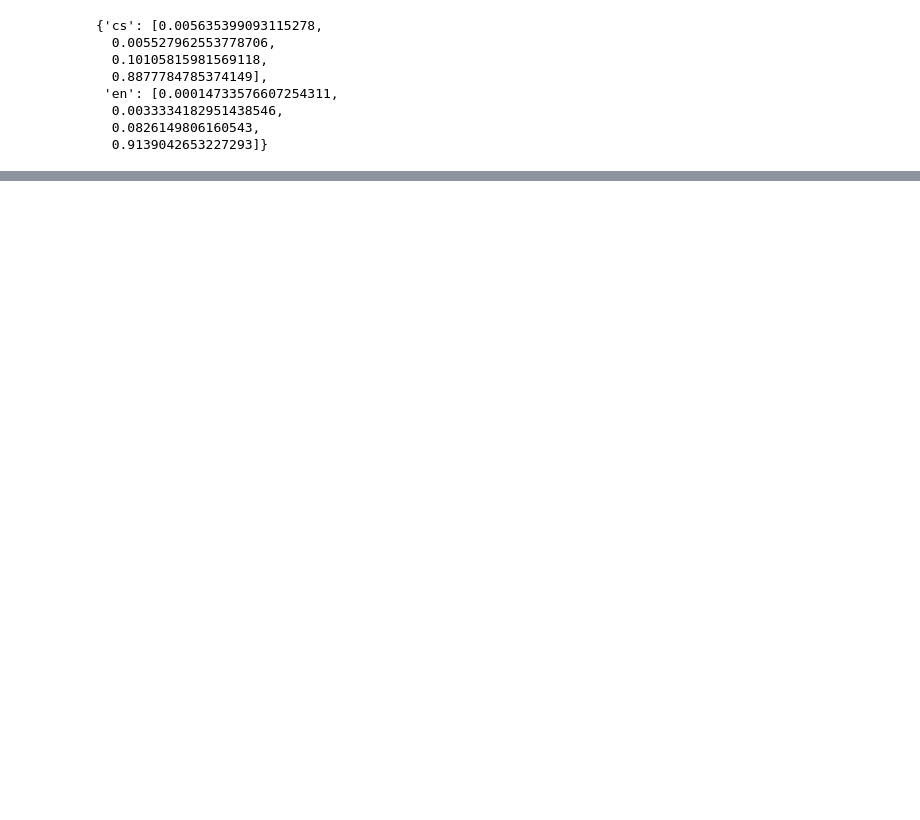
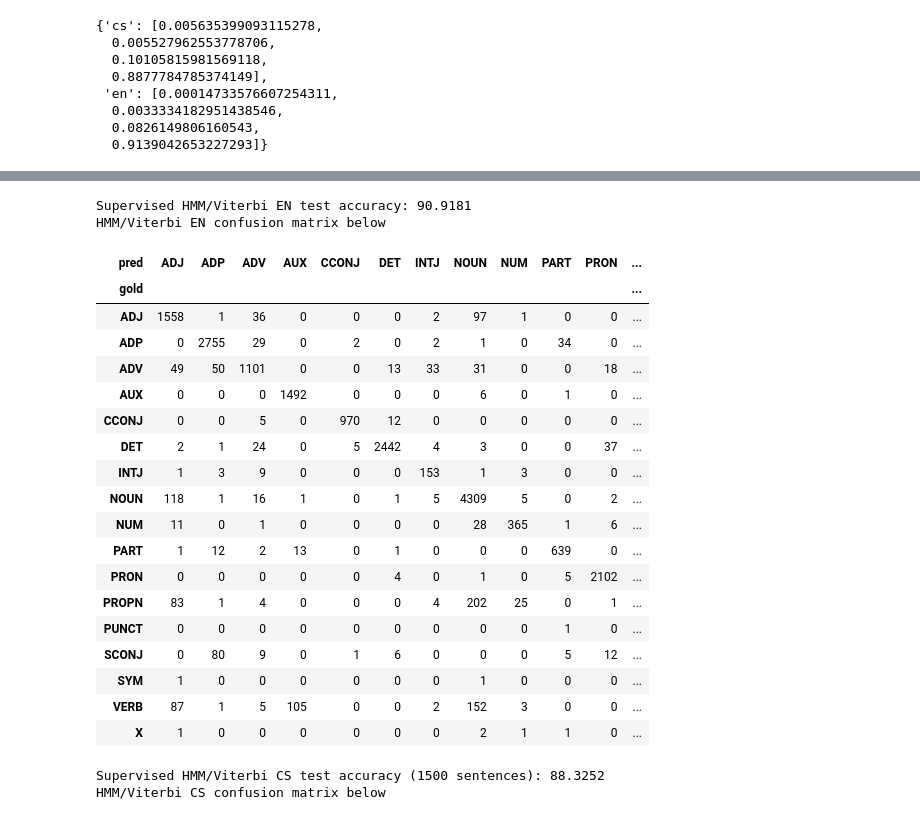
Before and after one commit to patinoboh/nlp, a Jupyter notebook: 03/assignment-03.ipynb, the cells around one changed output, grey strips where cells are left out. Drawn from its saved outputs; the diff is of its cells as text; code cells hidden in the pictures; blank space fills up the shorter version.

Commit message:
viterbi done

```diff
--- a/03/assignment-03.ipynb
+++ b/03/assignment-03.ipynb
@@ -579,3 +557,83 @@ def viterbi_decode_sents(tokens_sents, tagset, logp_trans, logp_emit):
 # tagset = list(lex[lang]["tag_count"].keys())  # or from tag unigrams, excluding <s>, </s>
 #
 # pred_tags_sents = viterbi_decode_sents(tokens["test"][lang], tagset, logp_trans, logp_emit)
+# %%
+def make_logp_trans_for_lang(lang):
+    # tag n-grams from TRAIN (for transitions)
+    uni = get_all_ngrams(tags["train"][lang], n=1)
+    bi  = get_all_ngrams(tags["train"][lang], n=2)
+    tri = get_all_ngrams(tags["train"][lang], n=3)
+    lambdas = em_lambdas[lang]
+    N_uni = sum(uni.values())
+
+    def logp_trans(u, v, t):
+        p = smoothed_probab_trigram(tri, bi, uni, wi=t, wi_1=v, wi_2=u, lambdas=lambdas, N_uni=N_uni)
+        return -math.inf if p <= 0 else math.log(p)
+
+    # tagset = all real tags seen in train (exclude BOS/EOS)
+    tagset = [x for x in uni.keys() if x not in (BOS, EOS)]
+    return logp_trans, tagset
+
+def eval_hmm_on_split(lang, split="test", max_sentences=None):
+    # select data
+    X = tokens[split][lang]
+    Y = tags[split][lang]
+    if max_sentences is not None:
+        X = X[:max_sentences]
+        Y = Y[:max_sentences]
+
+    logp_trans, tagset = make_logp_trans_for_lang(lang)
+    logp_emit = lex[lang]["logp_emit"]
+
+    # decode
+    pred_sents = [viterbi_trigram(sent, tagset, logp_trans, logp_emit) for sent in X]
+
+    # flatten + alignment checks + accuracy
+    gold_flat, pred_flat = [], []
+    for i, (g, p) in enumerate(zip(Y, pred_sents)):
+        if len(g) != len(p):
+            raise ValueError(f"[{lang} {split}] sentence {i} length mismatch: gold={len(g)} pred={len(p)}")
+        gold_flat.extend(g)
+        pred_flat.extend(p)
+
+    acc = 100.0 * sum(gt == pt for gt, pt in zip(gold_flat, pred_flat)) / len(gold_flat)
+
+    # confusion matrix (rows=gold, cols=pred)
+    cm = pd.crosstab(pd.Series(gold_flat, name="gold"),
+                     pd.Series(pred_flat, name="pred"))
+    return acc, cm
+
+# --- Evaluate on TEST ---
+en_acc, en_cm = eval_hmm_on_split("en", "test")
+print(f"Supervised HMM/Viterbi EN test accuracy: {en_acc:.4f}%")
+print("HMM/Viterbi EN confusion matrix below")
+display(en_cm)
+
+cs_acc, cs_cm = eval_hmm_on_split("cs", "test", max_sentences=1500)
+print(f"Supervised HMM/Viterbi CS test accuracy (1500 sentences): {cs_acc:.4f}%")
+print("HMM/Viterbi CS confusion matrix below")
+display(cs_cm)
+# %% [output]
+Supervised HMM/Viterbi EN test accuracy: 90.9181
+HMM/Viterbi EN confusion matrix below
+| pred | ADJ | ADP | ADV | AUX | CCONJ | DET | INTJ | NOUN | NUM | PART | PRON | ... |
+| gold |  |  |  |  |  |  |  |  |  |  |  | ... |
+| ADJ | 1558 | 1 | 36 | 0 | 0 | 0 | 2 | 97 | 1 | 0 | 0 | ... |
+| ADP | 0 | 2755 | 29 | 0 | 2 | 0 | 2 | 1 | 0 | 34 | 0 | ... |
+| ADV | 49 | 50 | 1101 | 0 | 0 | 13 | 33 | 31 | 0 | 0 | 18 | ... |
+| AUX | 0 | 0 | 0 | 1492 | 0 | 0 | 0 | 6 | 0 | 1 | 0 | ... |
+| CCONJ | 0 | 0 | 5 | 0 | 970 | 12 | 0 | 0 | 0 | 0 | 0 | ... |
+| DET | 2 | 1 | 24 | 0 | 5 | 2442 | 4 | 3 | 0 | 0 | 37 | ... |
+| INTJ | 1 | 3 | 9 | 0 | 0 | 0 | 153 | 1 | 3 | 0 | 0 | ... |
+| NOUN | 118 | 1 | 16 | 1 | 0 | 1 | 5 | 4309 | 5 | 0 | 2 | ... |
+| NUM | 11 | 0 | 1 | 0 | 0 | 0 | 0 | 28 | 365 | 1 | 6 | ... |
+| PART | 1 | 12 | 2 | 13 | 0 | 1 | 0 | 0 | 0 | 639 | 0 | ... |
+| PRON | 0 | 0 | 0 | 0 | 0 | 4 | 0 | 1 | 0 | 5 | 2102 | ... |
+| PROPN | 83 | 1 | 4 | 0 | 0 | 0 | 4 | 202 | 25 | 0 | 1 | ... |
+| PUNCT | 0 | 0 | 0 | 0 | 0 | 0 | 0 | 0 | 0 | 1 | 0 | ... |
+| SCONJ | 0 | 80 | 9 | 0 | 1 | 6 | 0 | 0 | 0 | 5 | 12 | ... |
+| SYM | 1 | 0 | 0 | 0 | 0 | 0 | 0 | 1 | 0 | 0 | 0 | ... |
+| VERB | 87 | 1 | 5 | 105 | 0 | 0 | 2 | 152 | 3 | 0 | 0 | ... |
+| X | 1 | 0 | 0 | 0 | 0 | 0 | 0 | 2 | 1 | 1 | 0 | ... |
+Supervised HMM/Viterbi CS test accuracy (1500 sentences): 88.3252
+HMM/Viterbi CS confusion matrix below
```
Also changed, not shown: parts of 14 cells of this notebook.
